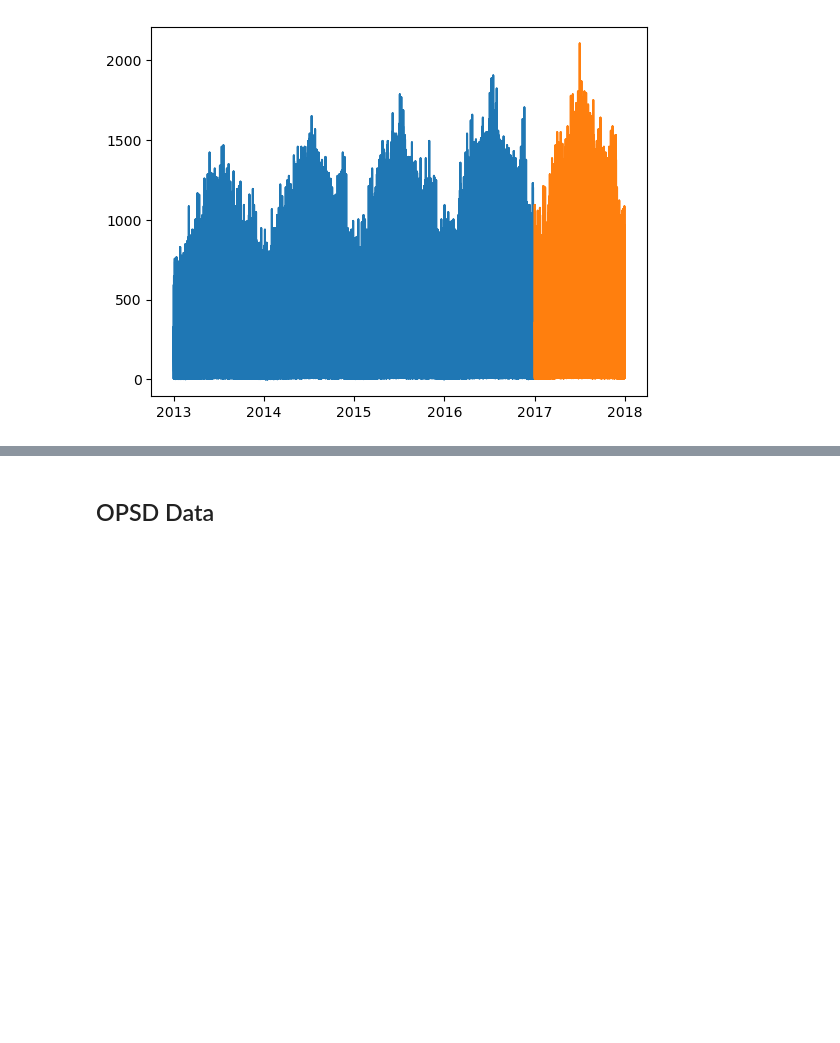
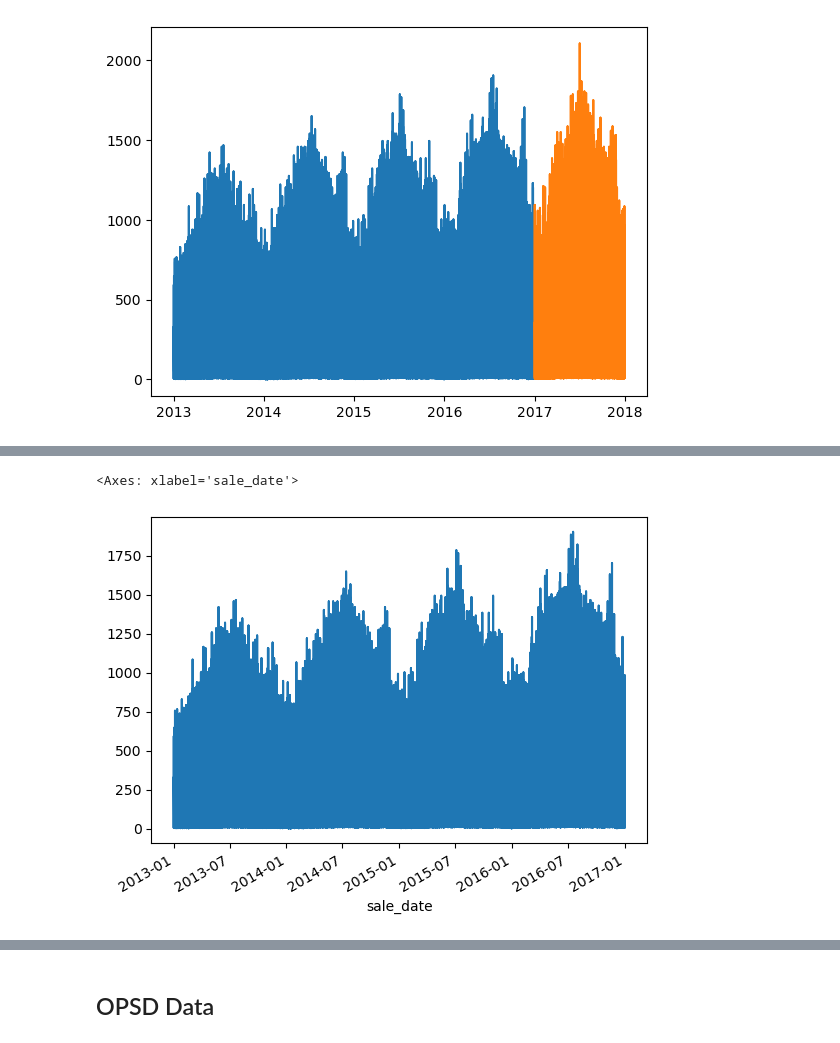
Before and after one commit to Jay-Almendarez/time-series-exercises, a Jupyter notebook: explore.ipynb, the cells around one changed output, grey strips where cells are left out. Drawn from its saved outputs; the diff is of its cells as text; code cells hidden in the pictures; blank space fills up the shorter version.

```diff
--- a/explore.ipynb
+++ b/explore.ipynb
@@ -47,0 +71,5 @@ plt.plot(test.index, test.sales_total)
+# %%
+y.plot()
+# %% [output]
+<Axes: xlabel='sale_date'>
+[figure, added]
```
Also changed, not shown: parts of 16 cells of this notebook.
